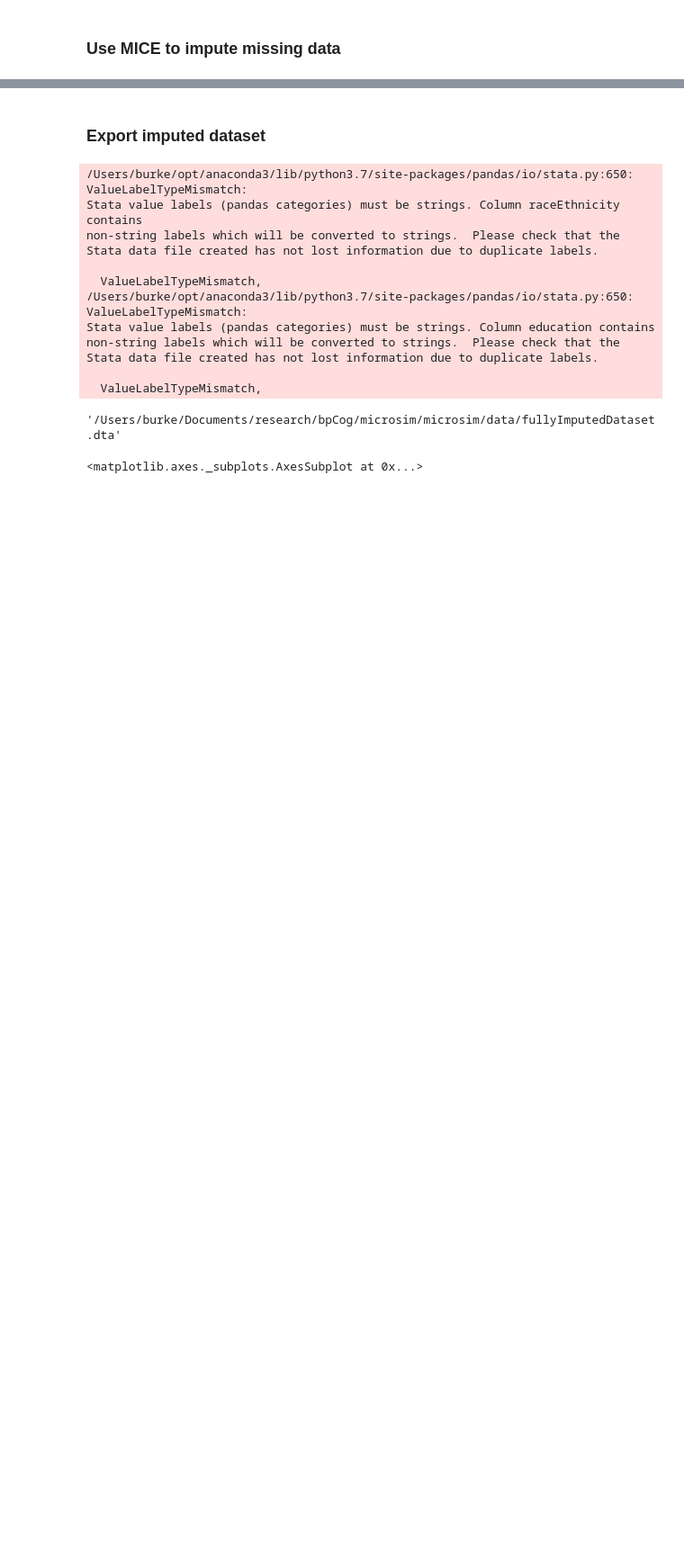
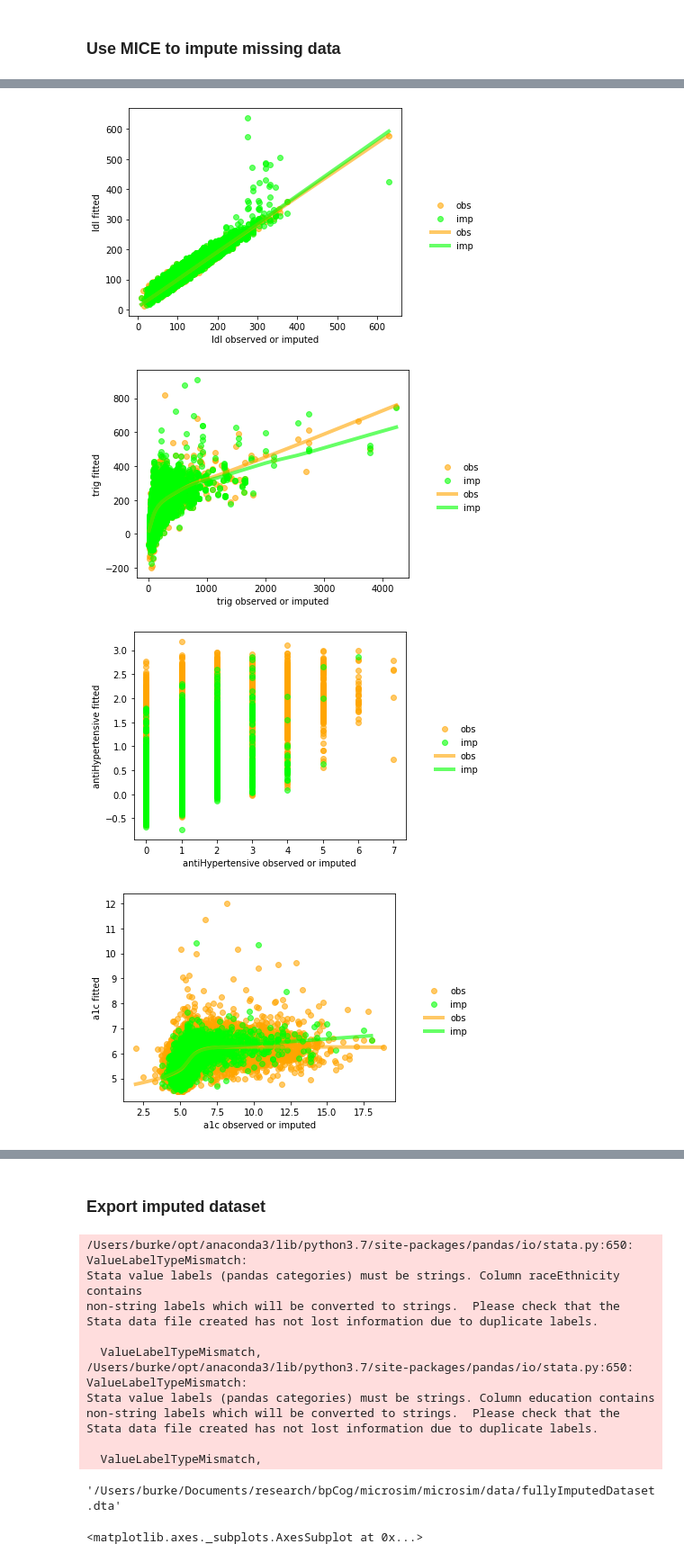
Before and after one commit to jburke5/microsimNHANES, a Jupyter notebook: buildNHANESImputedDataset.ipynb, the cells around one changed output, grey strips where cells are left out. Shown at 90% size. Drawn from its saved outputs; the diff is of its cells as text; code cells hidden in the pictures; blank space fills up the shorter version.

```diff
--- a/buildNHANESImputedDataset.ipynb
+++ b/buildNHANESImputedDataset.ipynb
@@ -89,6 +108,12 @@ stemIndex = 0
 for year in range(1999,2018,2):
     downloadYear(year, alcFileStems[stemIndex])
     stemIndex += 1
+
+bpqFileStems = ['BPQ', 'BPQ_B','BPQ_C', 'BPQ_D', 'BPQ_E', 'BPQ_F', 'BPQ_G', 'BPQ_H', 'BPQ_I', 'BPQ_J' ]
+stemIndex = 0
+for year in range(1999,2018,2):
+    downloadYear(year, bpqFileStems[stemIndex])
+    stemIndex += 1
 # %% [output]
 https://wwwn.cdc.gov/Nchs/Nhanes/1999-2000/LAB10AM.XPT
 https://wwwn.cdc.gov/Nchs/Nhanes/2001-2002/L10_2_B.XPT
@@ -351,0 +550,9 @@ imputedData.plot_fit_obs("meanSBP")
+# %%
+### look at all imputations
+for var in ['ldl', 'trig', 'antiHypertensive', 'a1c', 'hdl', 'tot_chol', 'weight','bmi','meanSBP', 'meanDBP', 'waist',  'alcoholPerWeek', 'statin', 'otherLipidLowering']:
+    imputedData.plot_fit_obs(var)
+# %% [output]
+[figure, added]
+[figure, added]
+[figure, added]
+[figure, added]
```
Also changed, not shown: parts of 43 cells of this notebook, 5 other files.
